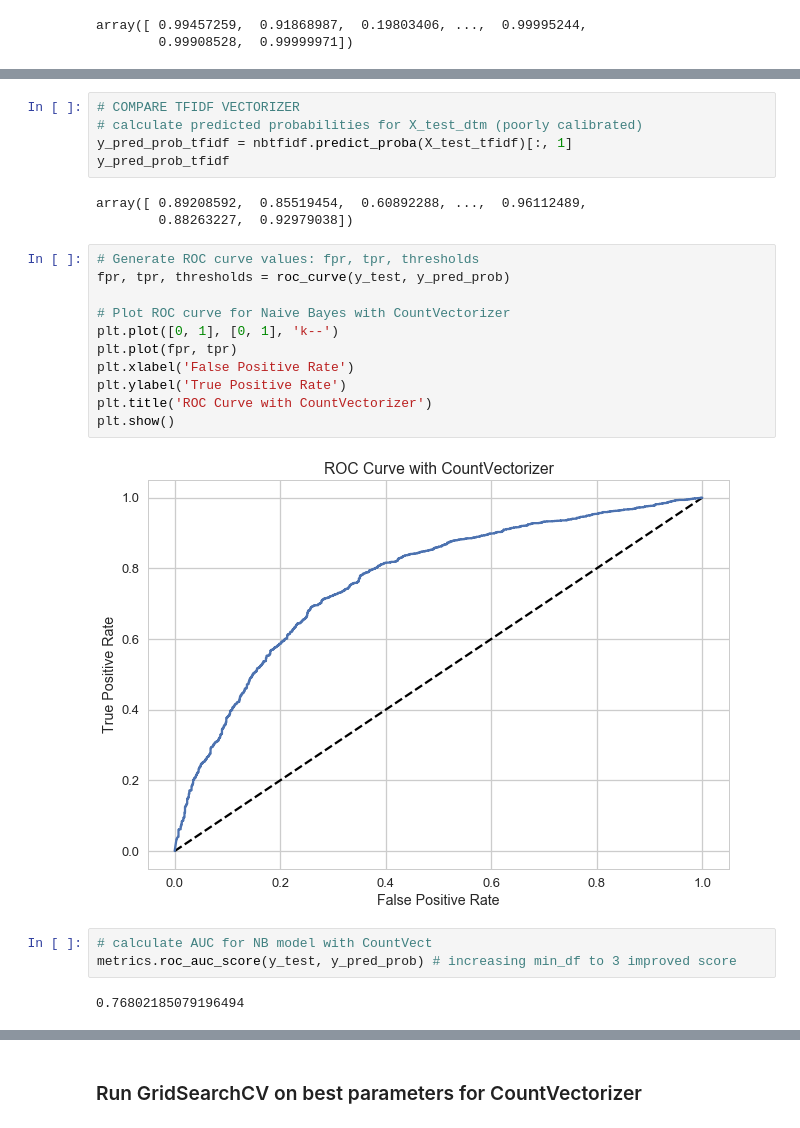
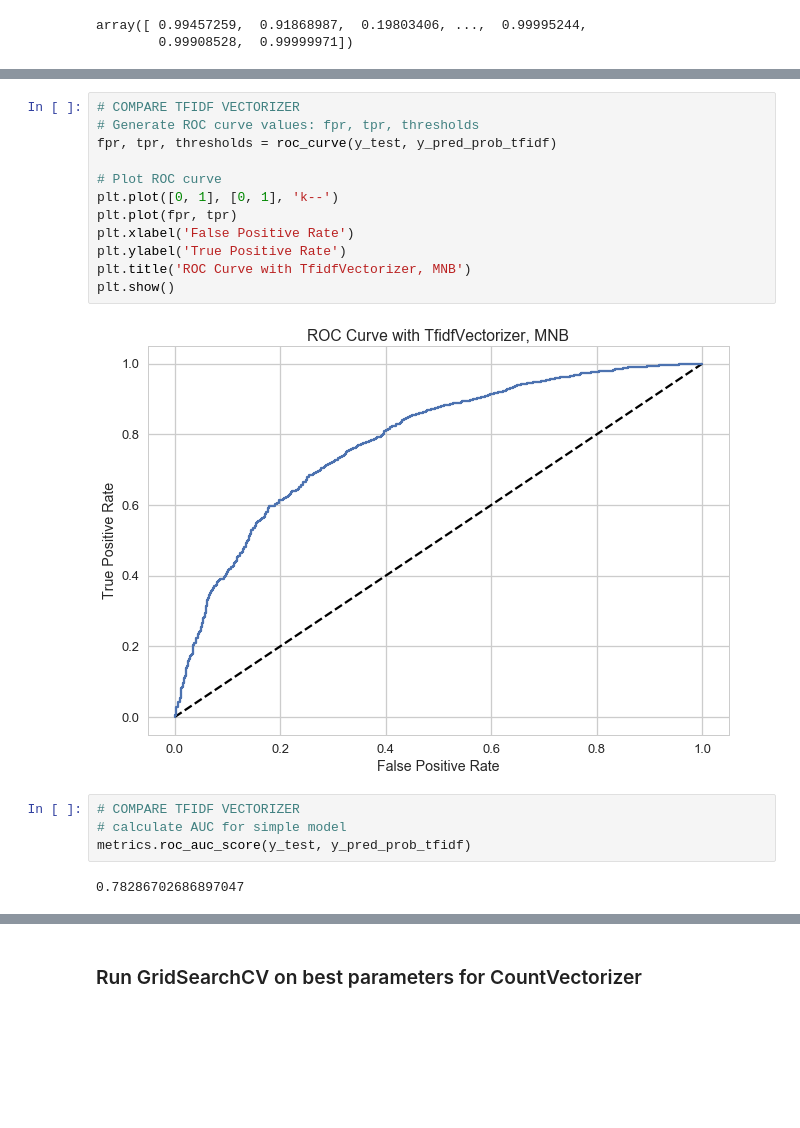
Before and after one commit to PassMoreHeat/springboard, a Jupyter notebook: Capstone_1/Machine_Learning_Amazon_Reviews_Working_Code.ipynb, the cells around one changed output, grey strips where cells are left out. Saved outputs shown, nothing was run; the diff lists cells and outputs as text; blank space fills up the shorter version.

```diff
--- a/Capstone_1/Machine_Learning_Amazon_Reviews_Working_Code.ipynb
+++ b/Capstone_1/Machine_Learning_Amazon_Reviews_Working_Code.ipynb
@@ -383,26 +401,20 @@ array([ 0.99457259,  0.91868987,  0.19803406, ...,  0.99995244,
+# %%
+# COMPARE TFIDF VECTORIZER
+# Generate ROC curve values: fpr, tpr, thresholds
+fpr, tpr, thresholds = roc_curve(y_test, y_pred_prob_tfidf)
+
+# Plot ROC curve
+plt.plot([0, 1], [0, 1], 'k--')
+plt.plot(fpr, tpr)
+plt.xlabel('False Positive Rate')
+plt.ylabel('True Positive Rate')
+plt.title('ROC Curve with TfidfVectorizer, MNB')
+plt.show()
+# %% [output]
+[figure, added]
 # %%
 # COMPARE TFIDF VECTORIZER
-# calculate predicted probabilities for X_test_dtm (poorly calibrated)
-y_pred_prob_tfidf = nbtfidf.predict_proba(X_test_tfidf)[:, 1]
-y_pred_prob_tfidf
+# calculate AUC for simple model
+metrics.roc_auc_score(y_test, y_pred_prob_tfidf)
 # %% [output]
-array([ 0.89208592,  0.85519454,  0.60892288, ...,  0.96112489,
-        0.88263227,  0.92979038])
+0.78286702686897047
-# %%
-# Generate ROC curve values: fpr, tpr, thresholds
-fpr, tpr, thresholds = roc_curve(y_test, y_pred_prob)
-
-# Plot ROC curve for Naive Bayes with CountVectorizer
-plt.plot([0, 1], [0, 1], 'k--')
-plt.plot(fpr, tpr)
-plt.xlabel('False Positive Rate')
-plt.ylabel('True Positive Rate')
-plt.title('ROC Curve with CountVectorizer')
-plt.show()
-# %% [output]
-[figure, removed]
-# %%
-# calculate AUC for NB model with CountVect
-metrics.roc_auc_score(y_test, y_pred_prob) # increasing min_df to 3 improved score
-# %% [output]
-0.76802185079196494
```
Also changed, not shown: parts of 79 cells of this notebook.
